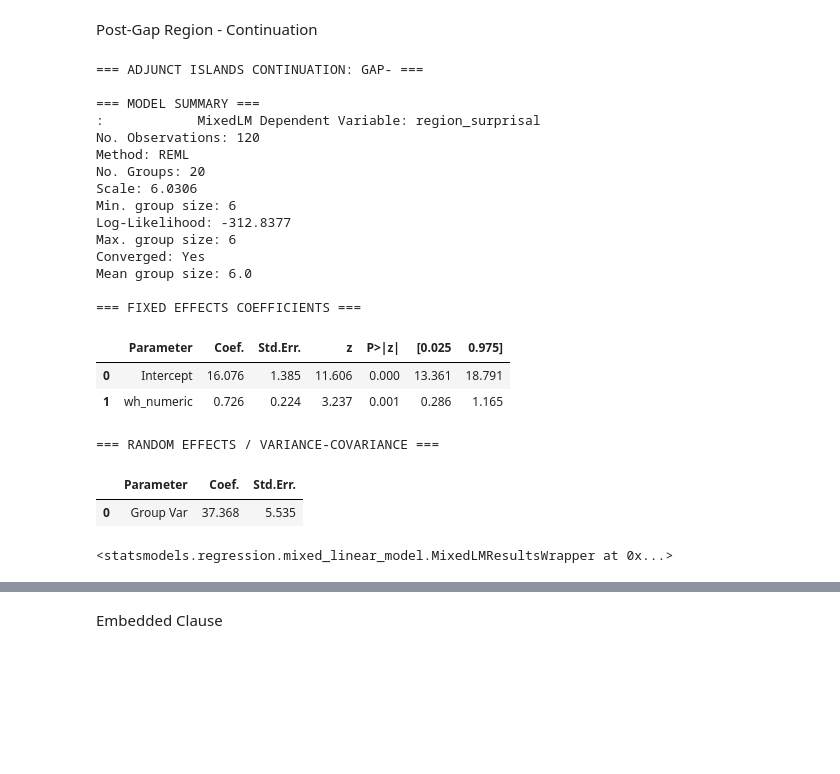
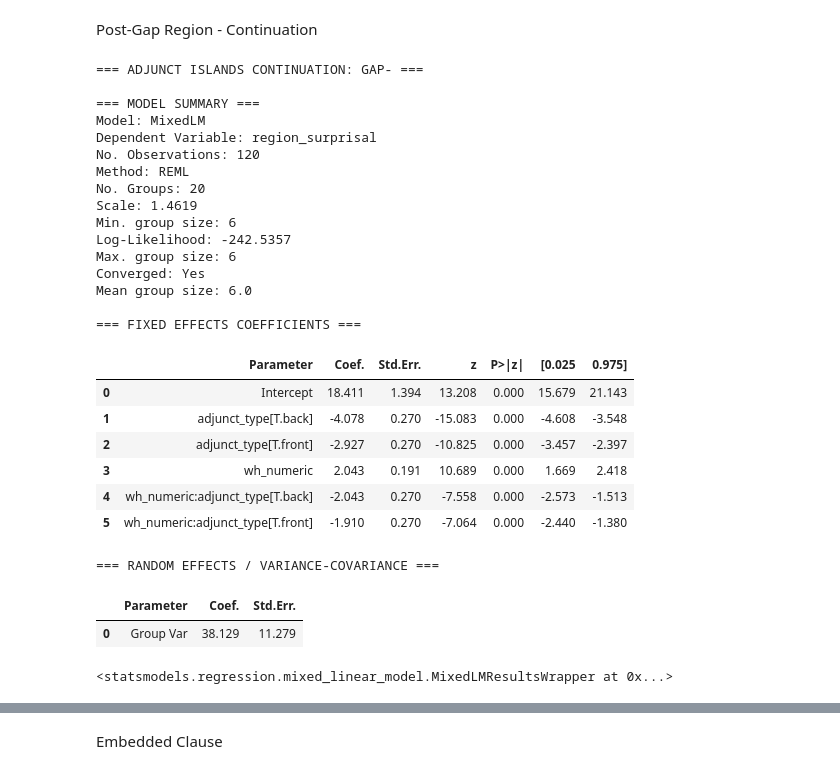
Before and after one commit to um-cap-lab/EMNLP-2025-submission, a Jupyter notebook: flip_test&division_by_grammaticality_gpt2.ipynb, the cells around one changed output, grey strips where cells are left out. Cells and saved outputs as stored; diff of their text form; code cells hidden in the pictures; blank space fills up the shorter version.

```diff
--- a/flip_test&division_by_grammaticality_gpt2.ipynb
+++ b/flip_test&division_by_grammaticality_gpt2.ipynb
@@ -1550,30 +1570,35 @@ sentence_df['region_surprisal'] = sentence_df.apply(lambda x: sum_region_surpris
 # %%
 # flip test: gap-
 no_gap_df = sentence_df[sentence_df['gap_numeric'] == -1]
-iv_list = ['wh_numeric']
+iv_list = ['wh_numeric', 'adjunct_type']
 mixed_effects_linear_regression(no_gap_df, iv_list, 'region_surprisal', 'adjunct islands continuation: gap-')
 # %% [output]
 === ADJUNCT ISLANDS CONTINUATION: GAP- ===
 
 === MODEL SUMMARY ===
-:            MixedLM Dependent Variable: region_surprisal
+Model: MixedLM
+Dependent Variable: region_surprisal
 No. Observations: 120
 Method: REML
 No. Groups: 20
-Scale: 6.0306
+Scale: 1.4619
 Min. group size: 6
-Log-Likelihood: -312.8377
+Log-Likelihood: -242.5357
 Max. group size: 6
 Converged: Yes
 Mean group size: 6.0
 
 === FIXED EFFECTS COEFFICIENTS ===
 |  | Parameter | Coef. | Std.Err. | z | P>|z| | [0.025 | 0.975] |
-| 0 | Intercept | 16.076 | 1.385 | 11.606 | 0.000 | 13.361 | 18.791 |
-| 1 | wh_numeric | 0.726 | 0.224 | 3.237 | 0.001 | 0.286 | 1.165 |
+| 0 | Intercept | 18.411 | 1.394 | 13.208 | 0.000 | 15.679 | 21.143 |
+| 1 | adjunct_type[T.back] | -4.078 | 0.270 | -15.083 | 0.000 | -4.608 | -3.548 |
+| 2 | adjunct_type[T.front] | -2.927 | 0.270 | -10.825 | 0.000 | -3.457 | -2.397 |
+| 3 | wh_numeric | 2.043 | 0.191 | 10.689 | 0.000 | 1.669 | 2.418 |
+| 4 | wh_numeric:adjunct_type[T.back] | -2.043 | 0.270 | -7.558 | 0.000 | -2.573 | -1.513 |
+| 5 | wh_numeric:adjunct_type[T.front] | -1.910 | 0.270 | -7.064 | 0.000 | -2.440 | -1.380 |
 === RANDOM EFFECTS / VARIANCE-COVARIANCE ===
 |  | Parameter | Coef. | Std.Err. |
-| 0 | Group Var | 37.368 | 5.535 |
+| 0 | Group Var | 38.129 | 11.279 |
 <statsmodels.regression.mixed_linear_model.MixedLMResultsWrapper at 0x...>
 # %%
 # flip test: gap+
```
Also changed, not shown: parts of 7 cells of this notebook, 4 other files.
